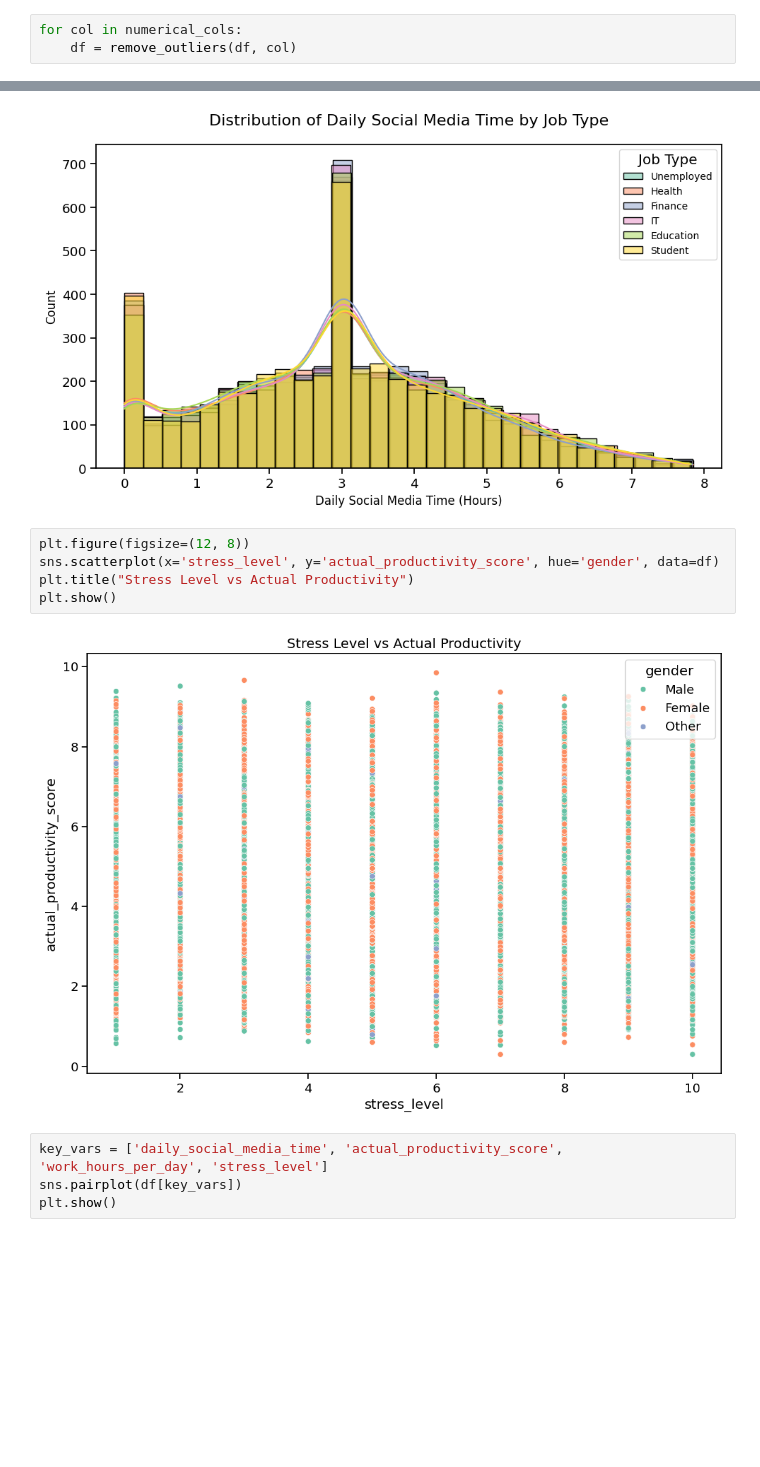
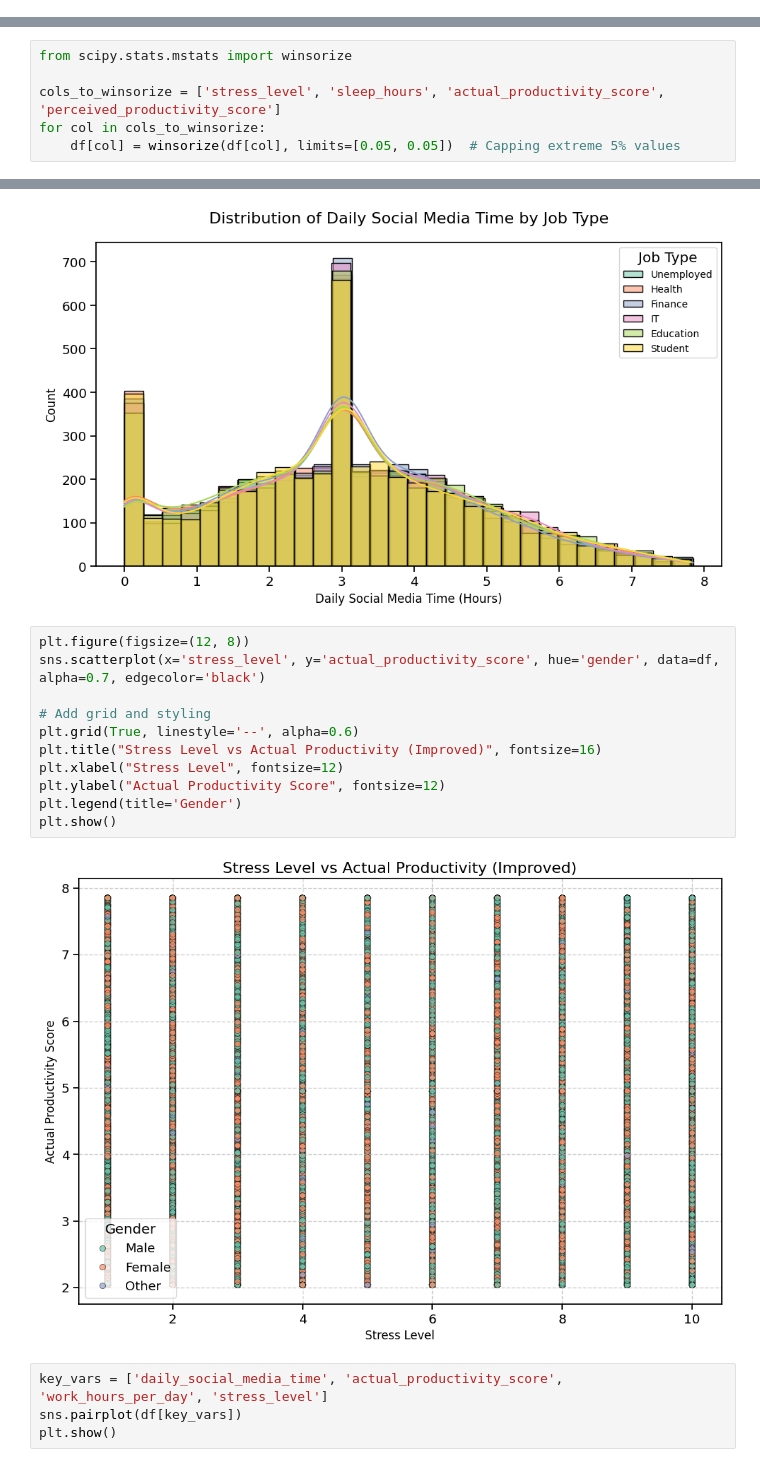
Before and after one commit to sainathnallagonda/Social-Media-Impact-on-Workplace-Productivity, a Jupyter notebook: social_media_vs_productivity.ipynb, the cells around one changed output, grey strips where cells are left out. Drawn from its saved outputs; the diff is of its cells as text; blank space fills up the shorter version.

```diff
--- a/social_media_vs_productivity.ipynb
+++ b/social_media_vs_productivity.ipynb
@@ -136,3 +126,0 @@ def remove_outliers(df, column):
-# %%
-for col in numerical_cols:
-    df = remove_outliers(df, col)
@@ -139,3 +129,9 @@ for col in numerical_cols:
+# %%
+from scipy.stats.mstats import winsorize
+
+cols_to_winsorize = ['stress_level', 'sleep_hours', 'actual_productivity_score', 'perceived_productivity_score']
+for col in cols_to_winsorize:
+    df[col] = winsorize(df[col], limits=[0.05, 0.05])  # Capping extreme 5% values
 # %% [markdown]
 **Data Visualazation**
 # %%
@@ -200,11 +200,17 @@ plt.show()
 [figure]
 # %%
 plt.figure(figsize=(12, 8))
-sns.scatterplot(x='stress_level', y='actual_productivity_score', hue='gender', data=df)
-plt.title("Stress Level vs Actual Productivity")
+sns.scatterplot(x='stress_level', y='actual_productivity_score', hue='gender', data=df, alpha=0.7, edgecolor='black')
+
+# Add grid and styling
+plt.grid(True, linestyle='--', alpha=0.6)
+plt.title("Stress Level vs Actual Productivity (Improved)", fontsize=16)
+plt.xlabel("Stress Level", fontsize=12)
+plt.ylabel("Actual Productivity Score", fontsize=12)
+plt.legend(title='Gender')
 plt.show()
 # %% [output]
-[figure, old version]
+[figure, new version]
 # %%
 key_vars = ['daily_social_media_time', 'actual_productivity_score', 'work_hours_per_day', 'stress_level']
 sns.pairplot(df[key_vars])
```
Also changed, not shown: parts of 3 cells of this notebook.
